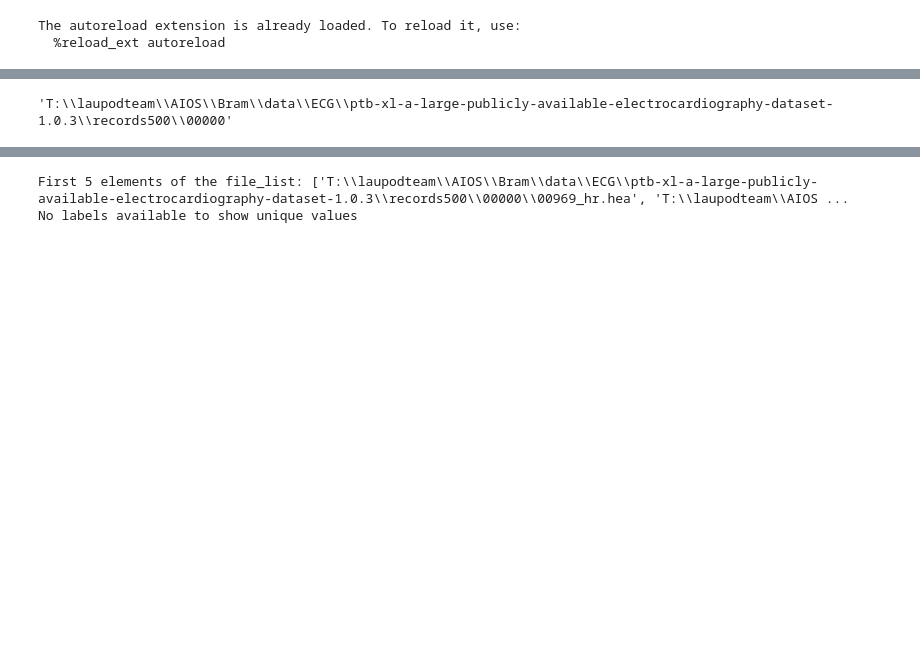
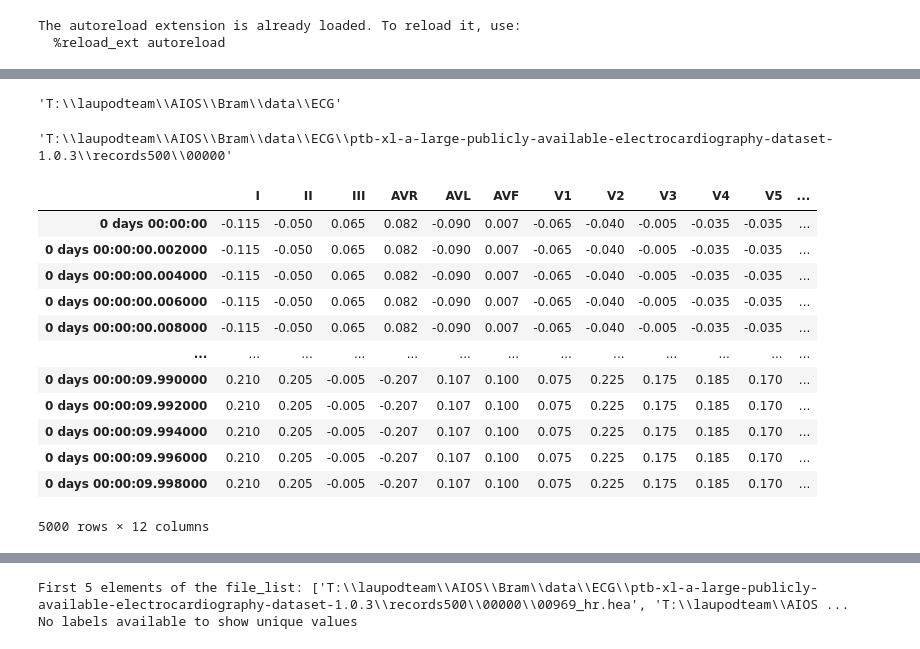
Before and after one commit to bramiozo/TimEx, a Jupyter notebook: sandbox/ECG_medxai.ipynb, the cells around one changed output, grey strips where cells are left out. Cells and saved outputs as stored; diff of their text form; code cells hidden in the pictures; blank space fills up the shorter version.

```diff
--- a/sandbox/ECG_medxai.ipynb
+++ b/sandbox/ECG_medxai.ipynb
@@ -47,6 +50,10 @@ HEA_DIR = os.path.join(BASE_DIR,
                        '00000')
 
 SAMPLE_RATE = 500
+# %%
+BASE_DIR
+# %% [output]
+'T:\\laupodteam\\AIOS\\Bram\\data\\ECG'
 # %%
 HEA_DIR
 # %% [output]
@@ -61,5 +68,21 @@ hea = os.path.basename(ecg_path)
 band_names = wfdb.rdheader(ecg_path).__dict__['sig_name']
 record = wfdb.rdrecord(ecg_path)
 meta_str = ",".join(wfdb.rdheader(ecg_path).__dict__['comments'])
+# %%
+record.to_dataframe()
+# %% [output]
+|  | I | II | III | AVR | AVL | AVF | V1 | V2 | V3 | V4 | V5 | ... |
+| 0 days 00:00:00 | -0.115 | -0.050 | 0.065 | 0.082 | -0.090 | 0.007 | -0.065 | -0.040 | -0.005 | -0.035 | -0.035 | ... |
+| 0 days 00:00:00.002000 | -0.115 | -0.050 | 0.065 | 0.082 | -0.090 | 0.007 | -0.065 | -0.040 | -0.005 | -0.035 | -0.035 | ... |
+| 0 days 00:00:00.004000 | -0.115 | -0.050 | 0.065 | 0.082 | -0.090 | 0.007 | -0.065 | -0.040 | -0.005 | -0.035 | -0.035 | ... |
+| 0 days 00:00:00.006000 | -0.115 | -0.050 | 0.065 | 0.082 | -0.090 | 0.007 | -0.065 | -0.040 | -0.005 | -0.035 | -0.035 | ... |
+| 0 days 00:00:00.008000 | -0.115 | -0.050 | 0.065 | 0.082 | -0.090 | 0.007 | -0.065 | -0.040 | -0.005 | -0.035 | -0.035 | ... |
+| ... | ... | ... | ... | ... | ... | ... | ... | ... | ... | ... | ... | ... |
+| 0 days 00:00:09.990000 | 0.210 | 0.205 | -0.005 | -0.207 | 0.107 | 0.100 | 0.075 | 0.225 | 0.175 | 0.185 | 0.170 | ... |
+| 0 days 00:00:09.992000 | 0.210 | 0.205 | -0.005 | -0.207 | 0.107 | 0.100 | 0.075 | 0.225 | 0.175 | 0.185 | 0.170 | ... |
+| 0 days 00:00:09.994000 | 0.210 | 0.205 | -0.005 | -0.207 | 0.107 | 0.100 | 0.075 | 0.225 | 0.175 | 0.185 | 0.170 | ... |
+| 0 days 00:00:09.996000 | 0.210 | 0.205 | -0.005 | -0.207 | 0.107 | 0.100 | 0.075 | 0.225 | 0.175 | 0.185 | 0.170 | ... |
+| 0 days 00:00:09.998000 | 0.210 | 0.205 | -0.005 | -0.207 | 0.107 | 0.100 | 0.075 | 0.225 | 0.175 | 0.185 | 0.170 | ... |
+5000 rows × 12 columns
 # %%
 record.__dict__['comments'], meta_str
```
Also changed, not shown: parts of 59 cells of this notebook, 7 other files.
